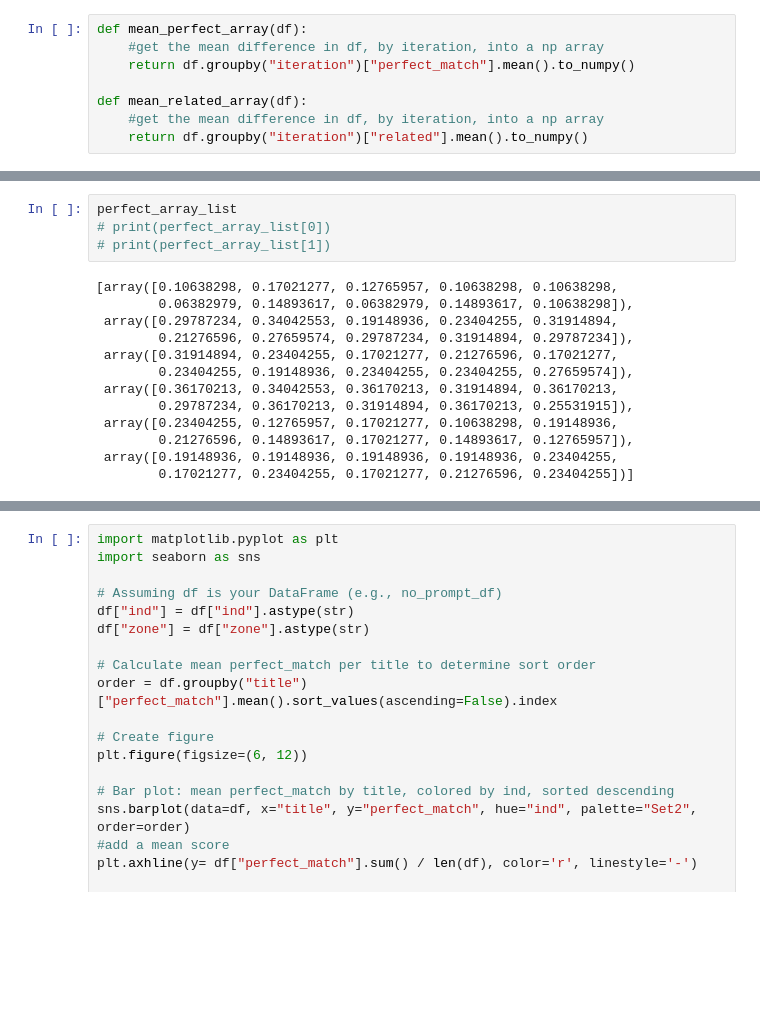
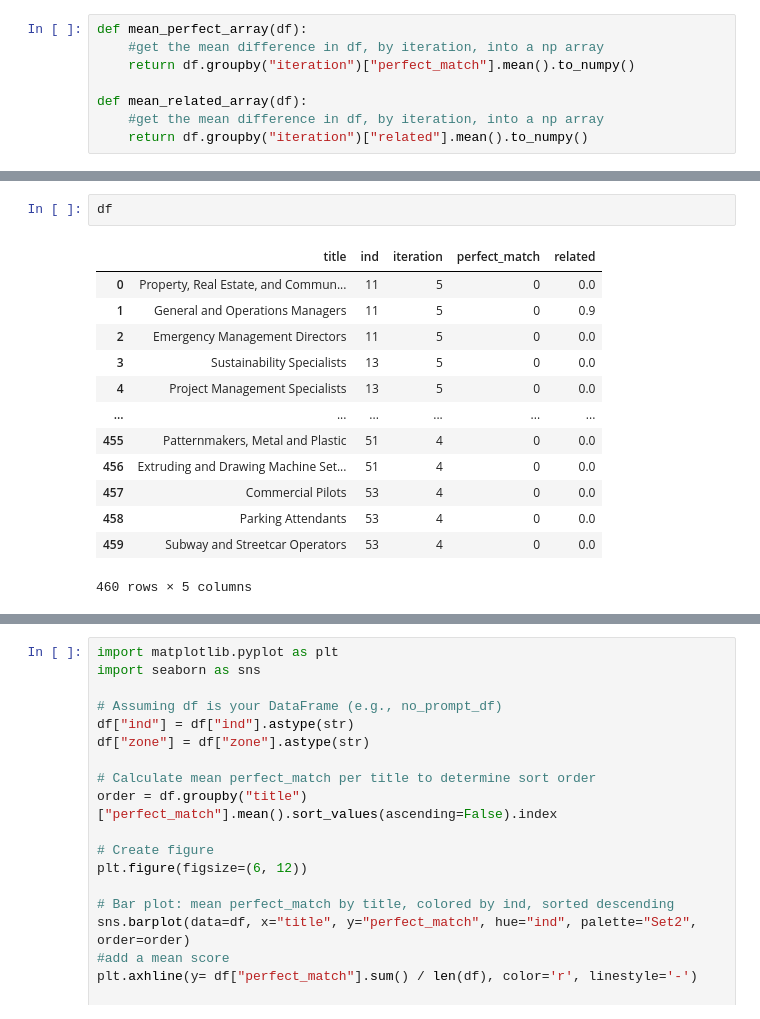
Before and after one commit to Segtanof/Teapot, a Jupyter notebook: 1_ job_match_analysis.ipynb, the cells around one changed output, grey strips where cells are left out. Saved outputs shown, nothing was run; the diff lists cells and outputs as text; blank space fills up the shorter version.

```diff
--- a/1_ job_match_analysis.ipynb
+++ b/1_ job_match_analysis.ipynb
@@ -56,17 +74,16 @@ for json_file in json_files:
-# %%
-perfect_array_list
-# print(perfect_array_list[0])
-# print(perfect_array_list[1])
-# %% [output]
-[array([0.10638298, 0.17021277, 0.12765957, 0.10638298, 0.10638298,
-        0.06382979, 0.14893617, 0.06382979, 0.14893617, 0.10638298]),
- array([0.29787234, 0.34042553, 0.19148936, 0.23404255, 0.31914894,
-        0.21276596, 0.27659574, 0.29787234, 0.31914894, 0.29787234]),
- array([0.31914894, 0.23404255, 0.17021277, 0.21276596, 0.17021277,
-        0.23404255, 0.19148936, 0.23404255, 0.23404255, 0.27659574]),
- array([0.36170213, 0.34042553, 0.36170213, 0.31914894, 0.36170213,
-        0.29787234, 0.36170213, 0.31914894, 0.36170213, 0.25531915]),
- array([0.23404255, 0.12765957, 0.17021277, 0.10638298, 0.19148936,
-        0.21276596, 0.14893617, 0.17021277, 0.14893617, 0.12765957]),
- array([0.19148936, 0.19148936, 0.19148936, 0.19148936, 0.23404255,
-        0.17021277, 0.23404255, 0.17021277, 0.21276596, 0.23404255])]
+# %%
+df
+# %% [output]
+|  | title | ind | iteration | perfect_match | related |
+| 0 | Property, Real Estate, and Commun... | 11 | 5 | 0 | 0.0 |
+| 1 | General and Operations Managers | 11 | 5 | 0 | 0.9 |
+| 2 | Emergency Management Directors | 11 | 5 | 0 | 0.0 |
+| 3 | Sustainability Specialists | 13 | 5 | 0 | 0.0 |
+| 4 | Project Management Specialists | 13 | 5 | 0 | 0.0 |
+| ... | ... | ... | ... | ... | ... |
+| 455 | Patternmakers, Metal and Plastic | 51 | 4 | 0 | 0.0 |
+| 456 | Extruding and Drawing Machine Set... | 51 | 4 | 0 | 0.0 |
+| 457 | Commercial Pilots | 53 | 4 | 0 | 0.0 |
+| 458 | Parking Attendants | 53 | 4 | 0 | 0.0 |
+| 459 | Subway and Streetcar Operators | 53 | 4 | 0 | 0.0 |
+460 rows × 5 columns
```
Also changed, not shown: parts of 18 cells of this notebook, 2 other files.
